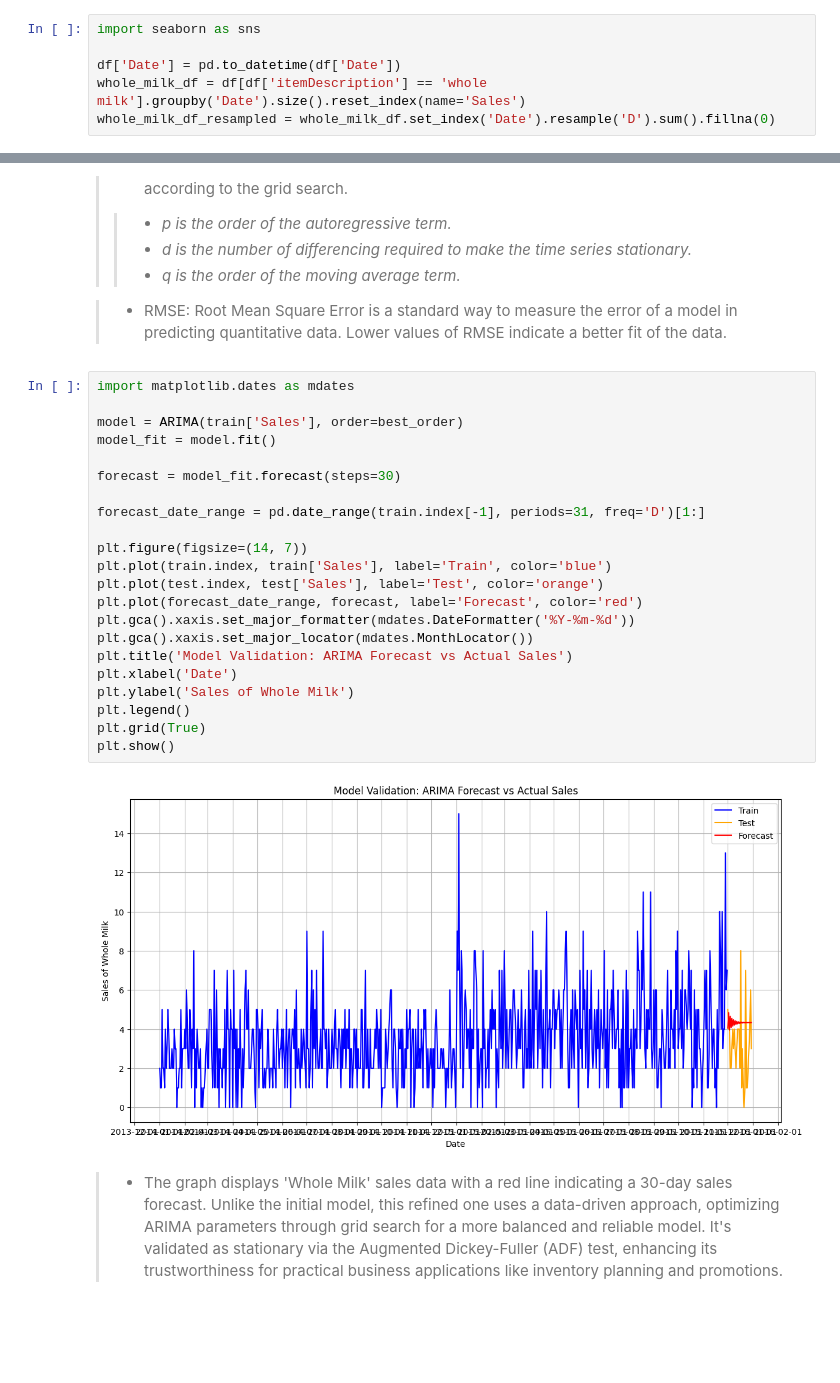
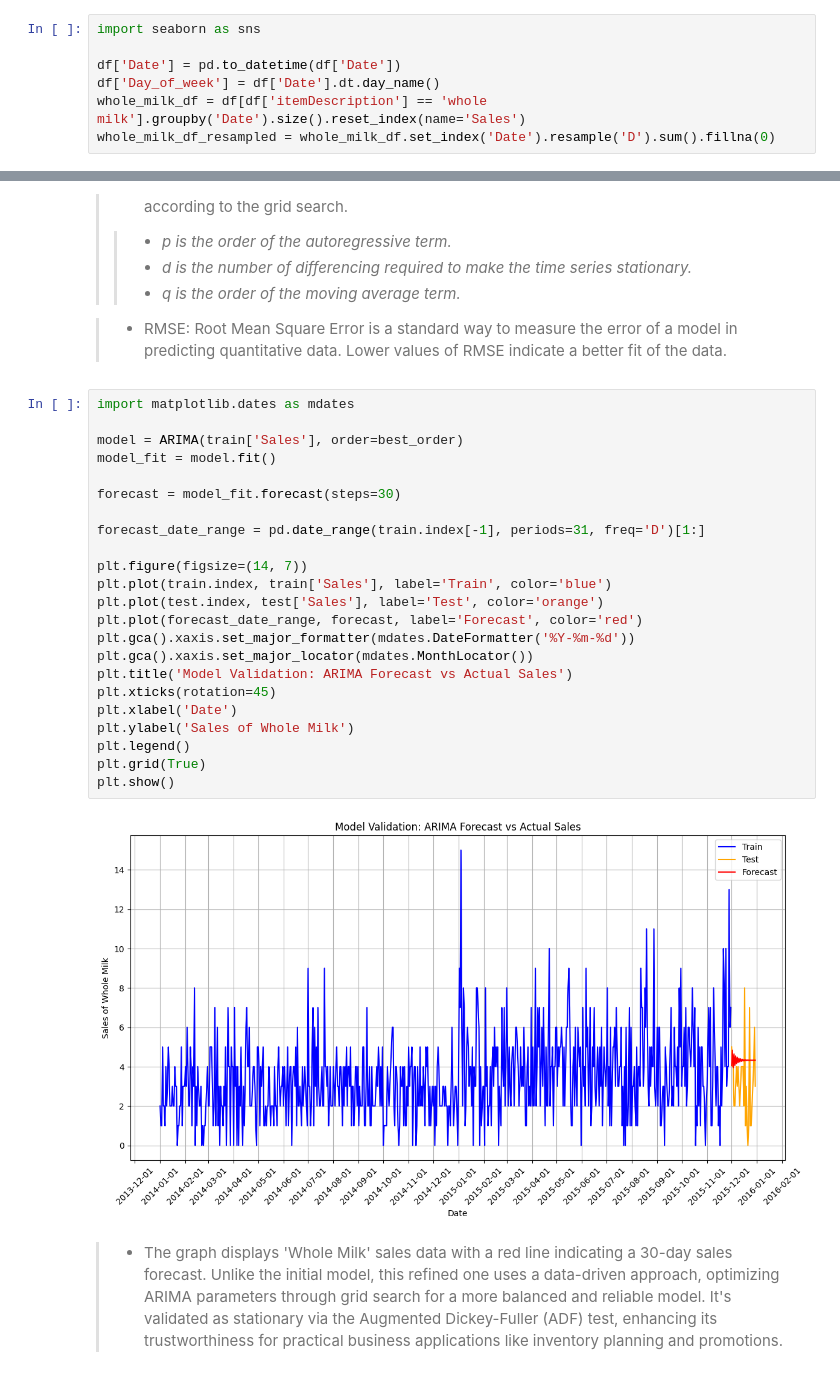
Before and after one commit to keuntaepark/Market-Basket-Analysis-using-groceries-dataset, a Jupyter notebook: Market_Basket_Analysis.ipynb, the cells around one changed output, grey strips where cells are left out. Saved outputs shown, nothing was run; the diff lists cells and outputs as text; blank space fills up the shorter version.

```diff
--- a/Market_Basket_Analysis.ipynb
+++ b/Market_Basket_Analysis.ipynb
@@ -113,6 +113,7 @@ Transformed the 'Date' column to datetime format and resampled the data to a dai
 import seaborn as sns
 
 df['Date'] = pd.to_datetime(df['Date'])
+df['Day_of_week'] = df['Date'].dt.day_name()
 whole_milk_df = df[df['itemDescription'] == 'whole milk'].groupby('Date').size().reset_index(name='Sales')
 whole_milk_df_resampled = whole_milk_df.set_index('Date').resample('D').sum().fillna(0)
 # %% [markdown]
@@ -305,27 +304,28 @@ term.*
 # %%
 import matplotlib.dates as mdates
 
 model = ARIMA(train['Sales'], order=best_order)
 model_fit = model.fit()
 
 forecast = model_fit.forecast(steps=30)
 
 forecast_date_range = pd.date_range(train.index[-1], periods=31, freq='D')[1:]
 
 plt.figure(figsize=(14, 7))
 plt.plot(train.index, train['Sales'], label='Train', color='blue')
 plt.plot(test.index, test['Sales'], label='Test', color='orange')
 plt.plot(forecast_date_range, forecast, label='Forecast', color='red')
 plt.gca().xaxis.set_major_formatter(mdates.DateFormatter('%Y-%m-%d'))
 plt.gca().xaxis.set_major_locator(mdates.MonthLocator())
 plt.title('Model Validation: ARIMA Forecast vs Actual Sales')
+plt.xticks(rotation=45)
 plt.xlabel('Date')
 plt.ylabel('Sales of Whole Milk')
 plt.legend()
 plt.grid(True)
 plt.show()
 # %% [output]
-[figure, old version]
+[figure, new version]
 # %% [markdown]
 >* The graph displays 'Whole Milk' sales data with a red line indicating a 30-day sales forecast. Unlike the initial model, this refined one uses a data-driven approach, optimizing ARIMA parameters through grid search for a more balanced and reliable model. It's validated as stationary via the Augmented Dickey-Fuller (ADF) test, enhancing its trustworthiness for practical business applications like inventory planning and promotions.
 # %% [markdown]
```
Also changed, not shown: parts of 3 cells of this notebook.
